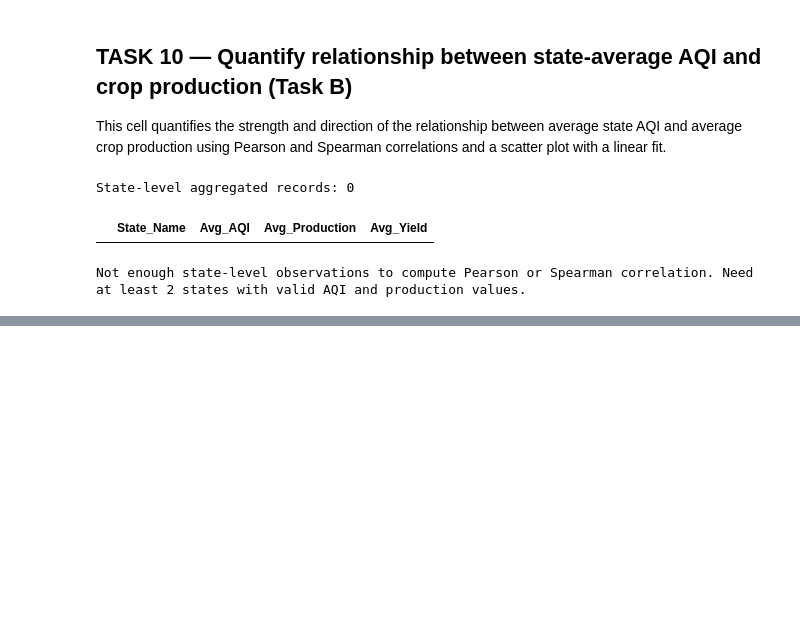
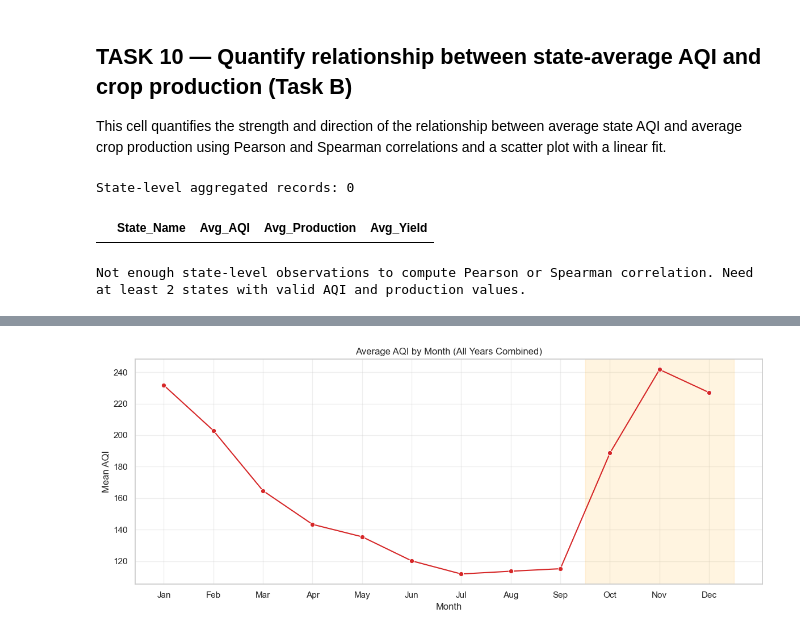
Before and after one commit to Akash04471/ML-lab-2547206, a Jupyter notebook: Machine_Learning_Lab_2.ipynb, the cells around one changed output, grey strips where cells are left out. Cells and saved outputs as stored; diff of their text form; code cells hidden in the pictures; blank space fills up the shorter version.

Commit message:
Add Task 7, 8, 9 sections to Machine_Learning_Lab_2.ipynb

```diff
--- a/Machine_Learning_Lab_2.ipynb
+++ b/Machine_Learning_Lab_2.ipynb
@@ -253,0 +258,23 @@ Not enough state-level observations to compute Pearson or Spearman correlation.
+# %%
+# Use a fresh city dataset for Task 7 analysis
+city_task7 = pd.read_csv('city_day.csv')
+city_task7['Date'] = pd.to_datetime(city_task7['Date'], errors='coerce')
+city_task7 = city_task7.dropna(subset=['Date', 'AQI']).copy()
+
+pollutants = ['PM2.5','PM10','NO','NO2','NOx','NH3','CO','SO2','O3','Benzene','Toluene','Xylene']
+for p in pollutants:
+    if p in city_task7.columns:
+        city_task7[p] = city_task7[p].fillna(city_task7[p].median())
+
+city_task7['Month'] = city_task7['Date'].dt.month
+city_task7['Month_Name'] = city_task7['Date'].dt.strftime('%b')
+
+monthly = city_task7.groupby('Month').agg(
+    Mean_AQI=('AQI','mean'),
+    Median_AQI=('AQI','median'),
+    Count=('AQI','count')
+).reset_index().sort_values('Month')
+monthly['Month_Name'] = monthly['Month'].apply(lambda m: pd.to_datetime(str(m), format='%m').strftime('%b'))
+
+print('Monthly AQI summary (all years combined):')
+display(monthly)
@@ -253,0 +296,13 @@ Not enough state-level observations to compute Pearson or Spearman correlation.
+# %%
+plt.figure(figsize=(12,5))
+sns.lineplot(data=monthly, x='Month', y='Mean_AQI', marker='o', color='tab:red')
+plt.xticks(monthly['Month'], monthly['Month_Name'])
+plt.xlabel('Month')
+plt.ylabel('Mean AQI')
+plt.title('Average AQI by Month (All Years Combined)')
+plt.gca().axvspan(9.5, 12.5, color='orange', alpha=0.12)
+plt.grid(alpha=0.3)
+plt.tight_layout()
+plt.show()
+# %% [output]
+[figure, added]
```
Also changed, not shown: parts of 9 cells of this notebook.
